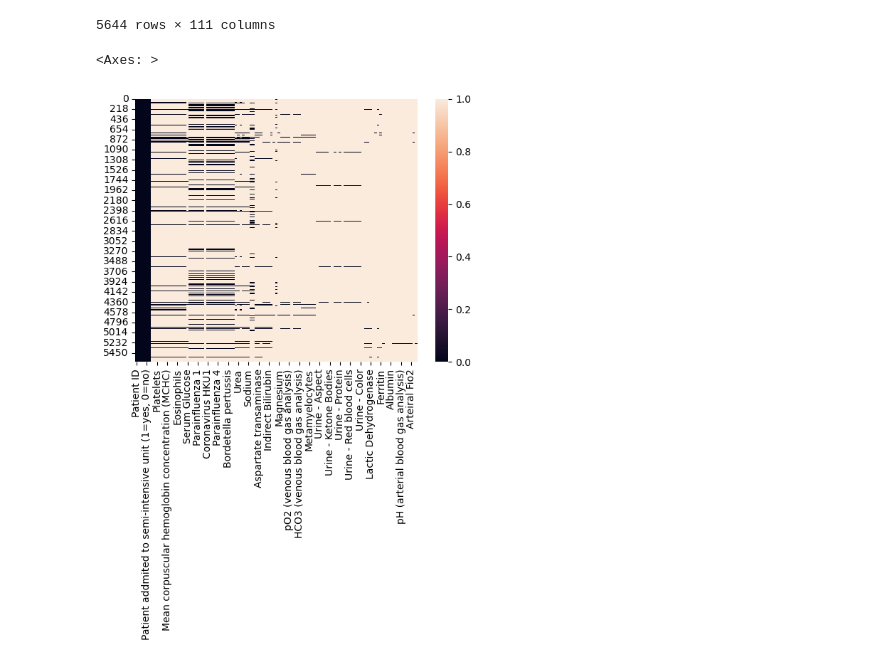
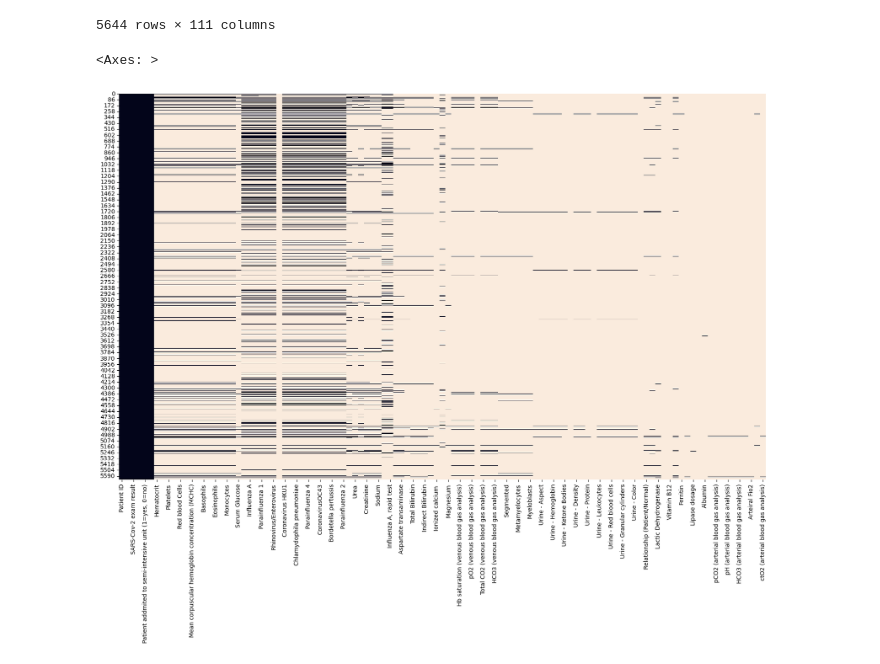
Before and after one commit to lorida0777/Diagnosis_of_COVID_19, a Jupyter notebook: EDA.ipynb, the cells around one changed output. Cells and saved outputs as stored; diff of their text form; code cells hidden in the pictures.

```diff
--- a/EDA.ipynb
+++ b/EDA.ipynb
@@ -92,7 +92,8 @@ df.isna()
 | 5643 | False | False | False | False | False | ... |
 5644 rows × 111 columns
 # %%
-sns.heatmap(df.isna())
+plt.figure(figsize=(20,12))
+sns.heatmap(df.isna(), cbar=False)
 # %% [output]
 <Axes: >
-[figure, old version]
+[figure, new version]
```
Also changed, not shown: parts of 1 cell of this notebook.
